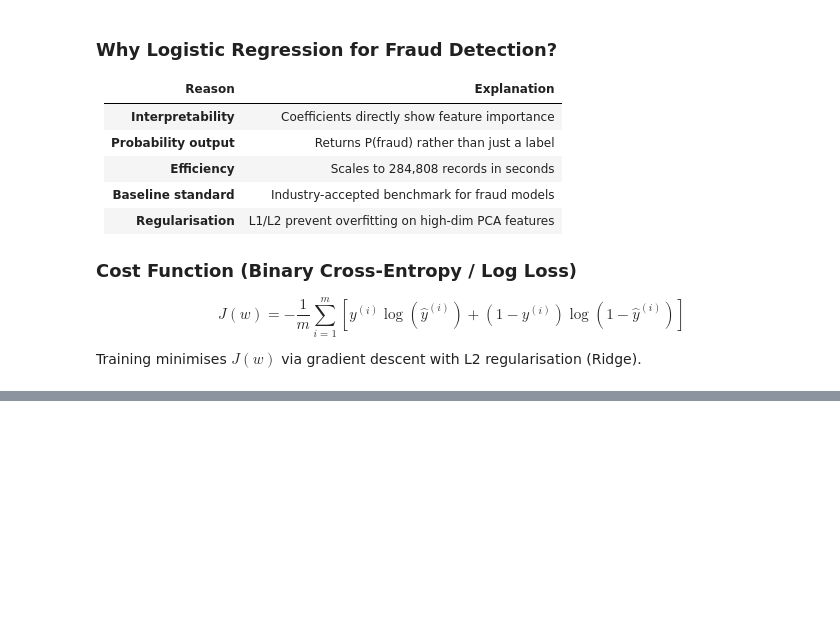
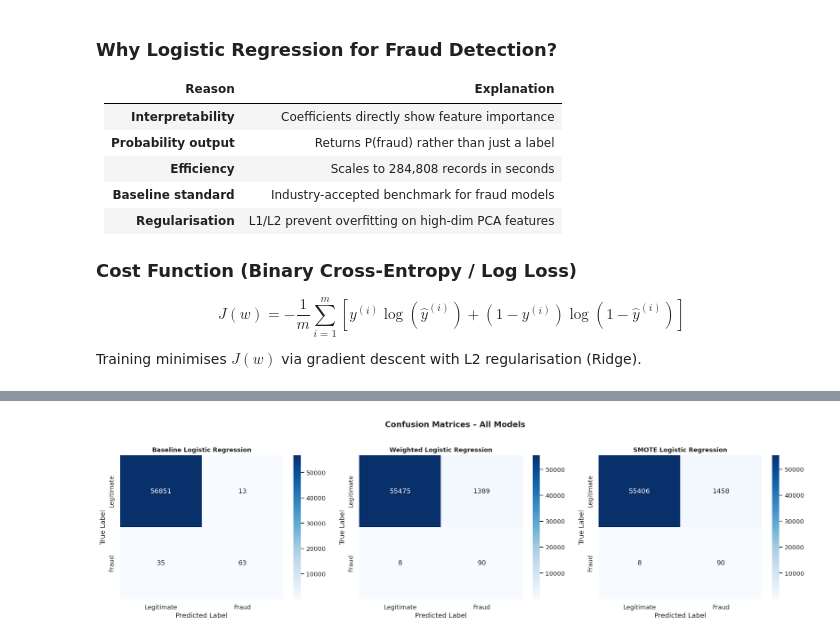
Before and after one commit to ridmikaw/ML-Assignment-Logistic-Regression, a Jupyter notebook: IT22088246.ipynb, the cells around one changed output, grey strips where cells are left out. Drawn from its saved outputs; the diff is of its cells as text; code cells hidden in the pictures; blank space fills up the shorter version.

Commit message:
Model Evaluation & Results

```diff
--- a/IT22088246.ipynb
+++ b/IT22088246.ipynb
@@ -343,0 +414,20 @@ print("✅ SMOTE-based Logistic Regression trained")
+# %%
+# ── Confusion Matrices ──────────────────────────────────
+fig, axes = plt.subplots(1, 3, figsize=(18, 5))
+results   = [res_baseline, res_weighted, res_smote]
+
+for ax, res in zip(axes, results):
+    cm = confusion_matrix(y_test, res['y_pred'])
+    sns.heatmap(cm, annot=True, fmt='d', cmap='Blues', ax=ax,
+                xticklabels=['Legitimate','Fraud'],
+                yticklabels=['Legitimate','Fraud'])
+    ax.set_title(res['name'], fontsize=11, fontweight='bold')
+    ax.set_xlabel('Predicted Label')
+    ax.set_ylabel('True Label')
+
+plt.suptitle('Confusion Matrices – All Models', fontsize=14, fontweight='bold', y=1.02)
+plt.tight_layout()
+plt.savefig("confusion_matrices.png", bbox_inches='tight')
+plt.show()
+# %% [output]
+[figure, added]
```
Also changed, not shown: parts of 8 cells of this notebook.
